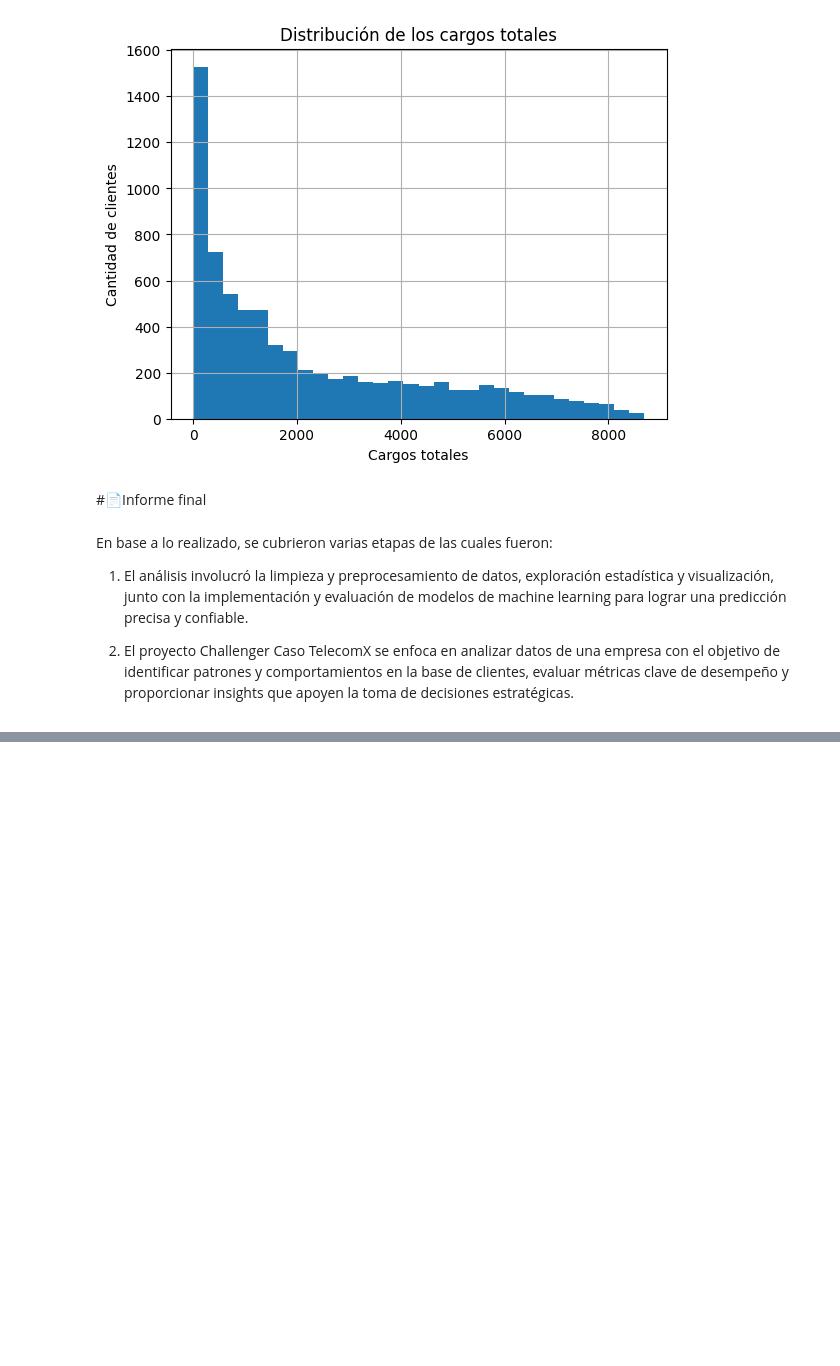
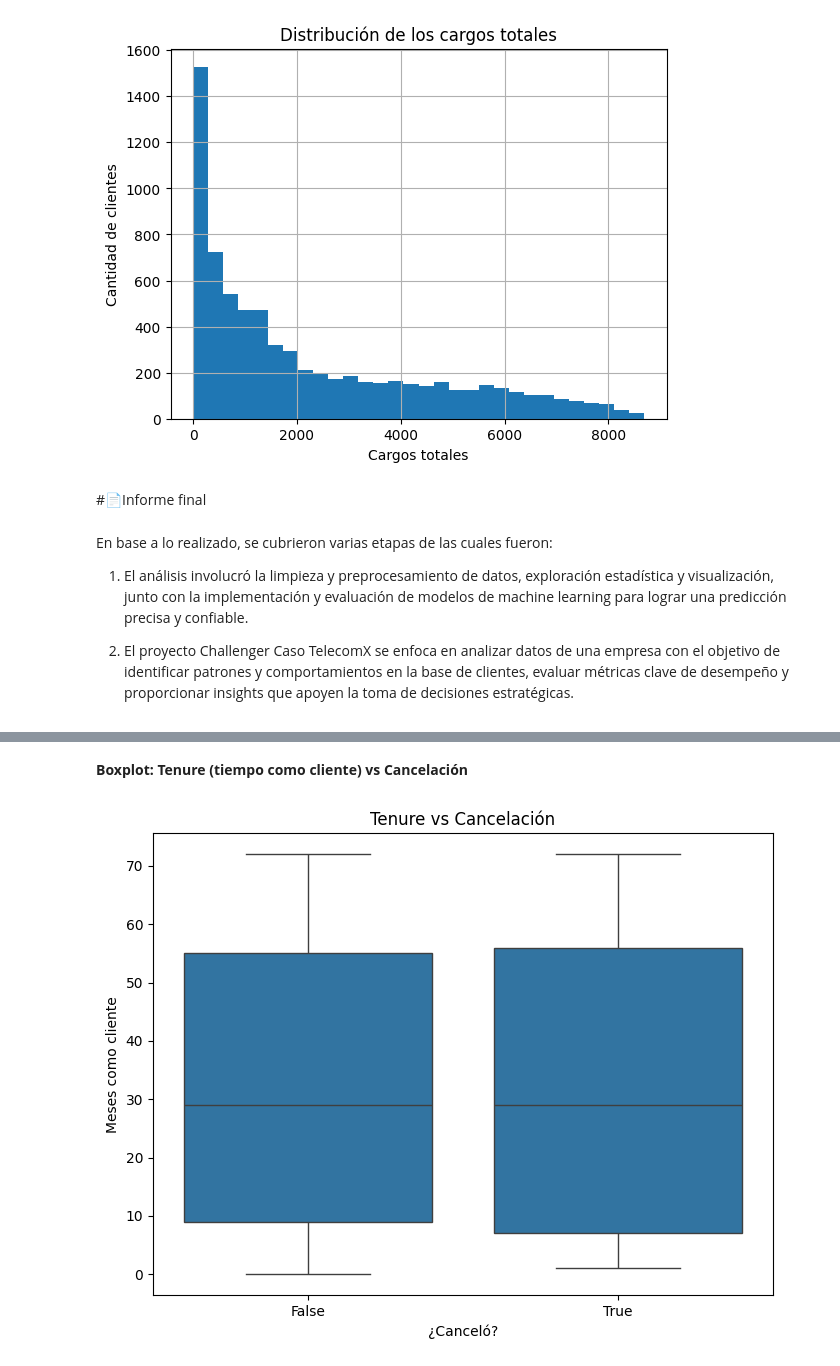
Before and after one commit to HillerJS/TelecomX_Challenge, a Jupyter notebook: TelecomX_Challenge.ipynb, the cells around one changed output, grey strips where cells are left out. Saved outputs shown, nothing was run; the diff lists cells and outputs as text; code cells hidden in the pictures; blank space fills up the shorter version.

```diff
--- a/TelecomX_Challenge.ipynb
+++ b/TelecomX_Challenge.ipynb
@@ -241,0 +264,5 @@ En base a lo realizado, se cubrieron varias etapas de las cuales fueron:
+# %%
+datos_challenge2 = datos_planos
+
+# datos_challenge2 = datos_planos = datos_planos.drop('customerID', axis=1)
+datos_challenge2.sample(5)
@@ -241,0 +486,11 @@ En base a lo realizado, se cubrieron varias etapas de las cuales fueron:
+# %% [markdown]
+**Boxplot: Tenure (tiempo como cliente) vs Cancelación**
+# %%
+plt.figure(figsize=(8, 6))
+sns.boxplot(x='Churn_', y='customer.tenure', data=datos_challenge2)
+plt.title('Tenure vs Cancelación')
+plt.xlabel('¿Canceló?')
+plt.ylabel('Meses como cliente')
+plt.show()
+# %% [output]
+[figure, added]
```
Also changed, not shown: parts of 49 cells of this notebook.
